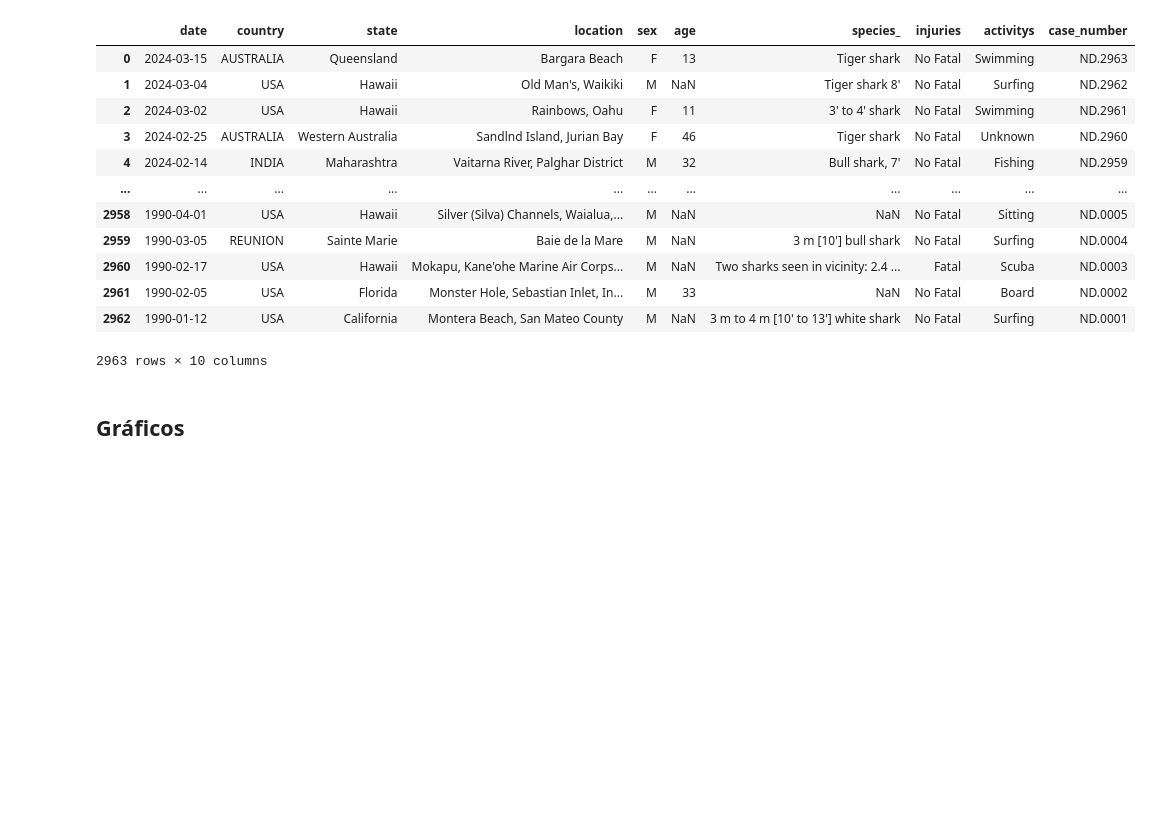
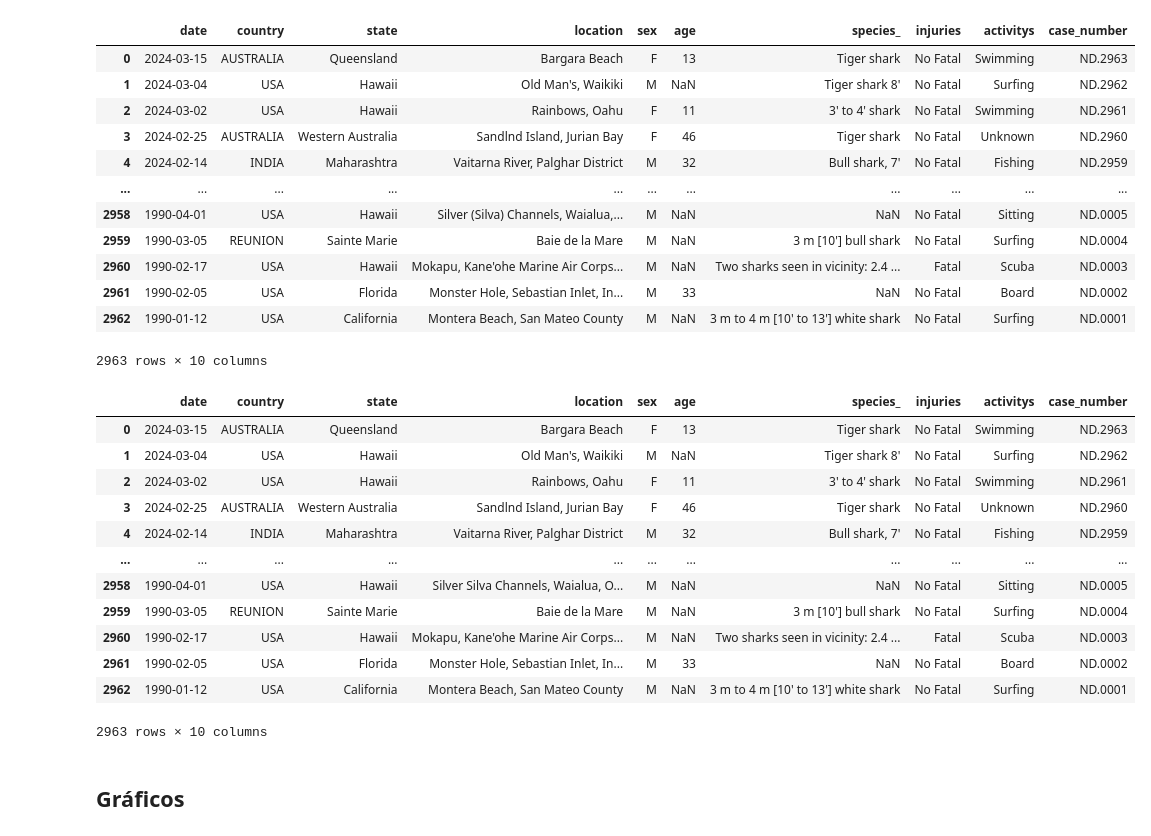
Before and after one commit to cohet3/sharkAttack_g7, a Jupyter notebook: main.ipynb, the cells around one changed output. Saved outputs shown, nothing was run; the diff lists cells and outputs as text; code cells hidden in the pictures; blank space fills up the shorter version.

```diff
--- a/main.ipynb
+++ b/main.ipynb
@@ -265,3 +265,20 @@ shark_attack_values
 | 2961 | 1990-02-05 | USA | Florida | Monster Hole, Sebastian Inlet, In... | M | 33 | NaN | No Fatal | Board | ND.0002 |
 | 2962 | 1990-01-12 | USA | California | Montera Beach, San Mateo County | M | NaN | 3 m to 4 m [10' to 13'] white shark | No Fatal | Surfing | ND.0001 |
 2963 rows × 10 columns
+# %%
+shark_attack_values['location'] = shark_attack_values['location'].apply(clean_strings)
+shark_attack_values
+# %% [output]
+|  | date | country | state | location | sex | age | species_ | injuries | activitys | case_number |
+| 0 | 2024-03-15 | AUSTRALIA | Queensland | Bargara Beach | F | 13 | Tiger shark | No Fatal | Swimming | ND.2963 |
+| 1 | 2024-03-04 | USA | Hawaii | Old Man's, Waikiki | M | NaN | Tiger shark 8' | No Fatal | Surfing | ND.2962 |
+| 2 | 2024-03-02 | USA | Hawaii | Rainbows, Oahu | F | 11 | 3' to 4' shark | No Fatal | Swimming | ND.2961 |
+| 3 | 2024-02-25 | AUSTRALIA | Western Australia | Sandlnd Island, Jurian Bay | F | 46 | Tiger shark | No Fatal | Unknown | ND.2960 |
+| 4 | 2024-02-14 | INDIA | Maharashtra | Vaitarna River, Palghar District | M | 32 | Bull shark, 7' | No Fatal | Fishing | ND.2959 |
+| ... | ... | ... | ... | ... | ... | ... | ... | ... | ... | ... |
+| 2958 | 1990-04-01 | USA | Hawaii | Silver Silva Channels, Waialua, O... | M | NaN | NaN | No Fatal | Sitting | ND.0005 |
+| 2959 | 1990-03-05 | REUNION | Sainte Marie | Baie de la Mare | M | NaN | 3 m [10'] bull shark | No Fatal | Surfing | ND.0004 |
+| 2960 | 1990-02-17 | USA | Hawaii | Mokapu, Kane'ohe Marine Air Corps... | M | NaN | Two sharks seen in vicinity: 2.4 ... | Fatal | Scuba | ND.0003 |
+| 2961 | 1990-02-05 | USA | Florida | Monster Hole, Sebastian Inlet, In... | M | 33 | NaN | No Fatal | Board | ND.0002 |
+| 2962 | 1990-01-12 | USA | California | Montera Beach, San Mateo County | M | NaN | 3 m to 4 m [10' to 13'] white shark | No Fatal | Surfing | ND.0001 |
+2963 rows × 10 columns
```
Also changed, not shown: parts of 1 cell of this notebook, 1 other file.
